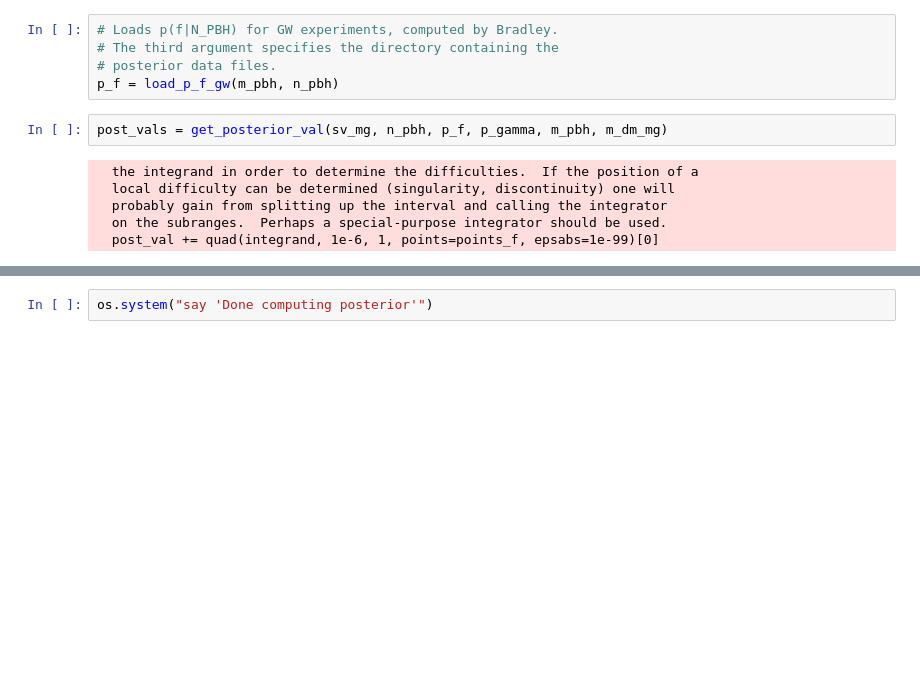
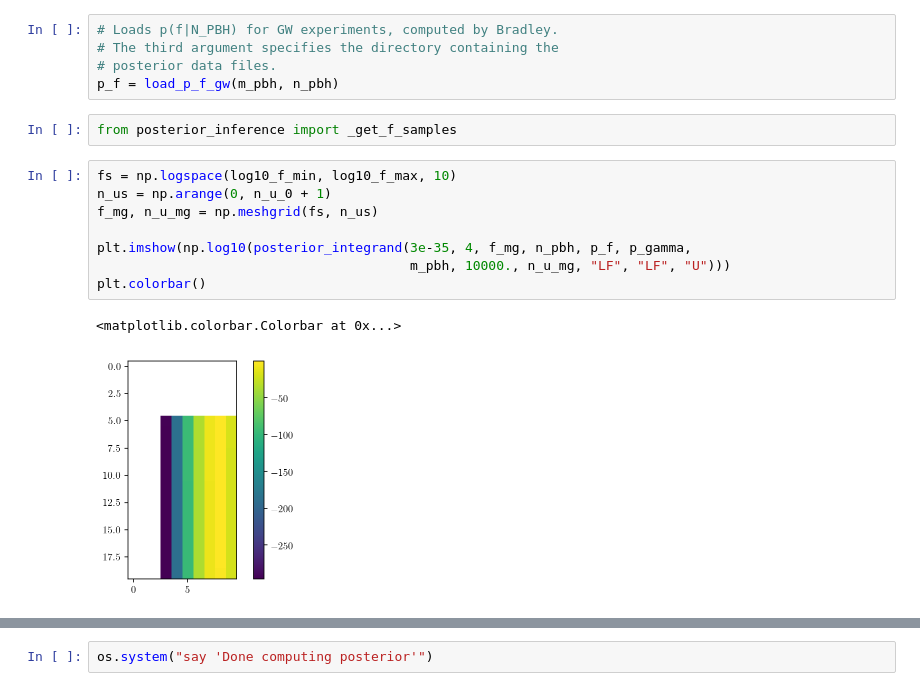
Before and after one commit to adam-coogan/pbhs_vs_wimps, a Jupyter notebook: setting_up_posterior_sv_runs_22_feb_2019.ipynb, the cells around one changed output, grey strips where cells are left out. Drawn from its saved outputs; the diff is of its cells as text; blank space fills up the shorter version.

```diff
--- a/setting_up_posterior_sv_runs_22_feb_2019.ipynb
+++ b/setting_up_posterior_sv_runs_22_feb_2019.ipynb
@@ -65,11 +66,16 @@ m_dm_mg, sv_mg = np.meshgrid(m_dms, svs)
 # The third argument specifies the directory containing the
 # posterior data files.
 p_f = load_p_f_gw(m_pbh, n_pbh)
-# %%
-post_vals = get_posterior_val(sv_mg, n_pbh, p_f, p_gamma, m_pbh, m_dm_mg)
-# %% [output]
-  the integrand in order to determine the difficulties.  If the position of a
-  local difficulty can be determined (singularity, discontinuity) one will
-  probably gain from splitting up the interval and calling the integrator
-  on the subranges.  Perhaps a special-purpose integrator should be used.
-  post_val += quad(integrand, 1e-6, 1, points=points_f, epsabs=1e-99)[0]
+# %%
+from posterior_inference import _get_f_samples
+# %%
+fs = np.logspace(log10_f_min, log10_f_max, 10)
+n_us = np.arange(0, n_u_0 + 1)
+f_mg, n_u_mg = np.meshgrid(fs, n_us)
+
+plt.imshow(np.log10(posterior_integrand(3e-35, 4, f_mg, n_pbh, p_f, p_gamma,
+                                        m_pbh, 10000., n_u_mg, "LF", "LF", "U")))
+plt.colorbar()
+# %% [output]
+<matplotlib.colorbar.Colorbar at 0x...>
+[figure, added]
```
Also changed, not shown: parts of 5 cells of this notebook, 4 other files.
